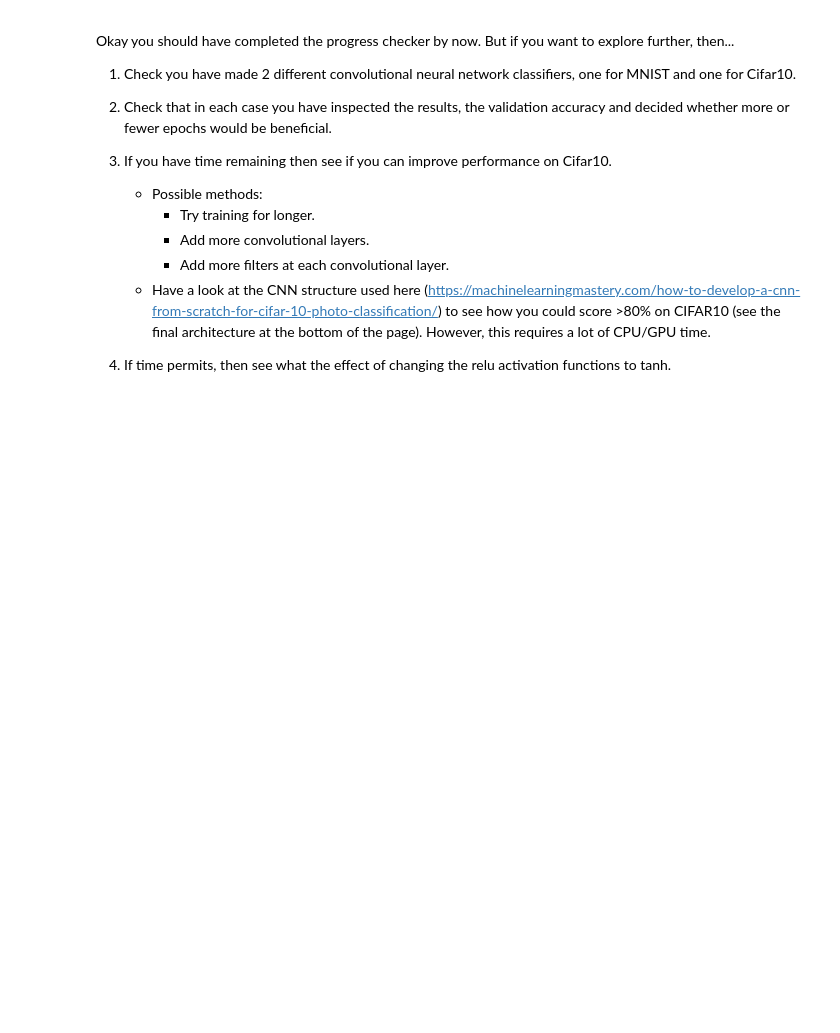
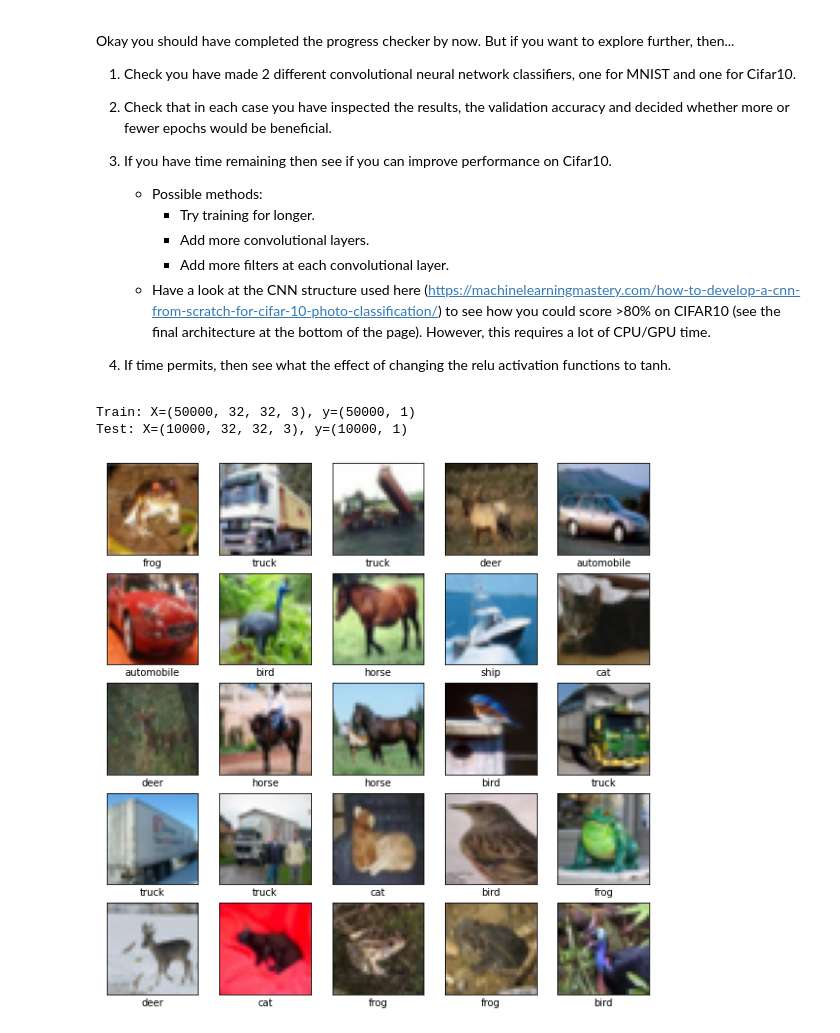
Before and after one commit to shreekantpatel1/shreekantpatel1, a Jupyter notebook: labs/lab7/cnn.ipynb, the cells around one changed output. Saved outputs shown, nothing was run; the diff lists cells and outputs as text; code cells hidden in the pictures; blank space fills up the shorter version.

```diff
--- a/labs/lab7/cnn.ipynb
+++ b/labs/lab7/cnn.ipynb
@@ -342,3 +339,35 @@ But if you want to explore further, then...
     * Have a look at the CNN structure used here (https://machinelearningmastery.com/how-to-develop-a-cnn-from-scratch-for-cifar-10-photo-classification/) to see how you could score >80% on CIFAR10 (see the final architecture at the bottom of the page). However, this requires a lot of CPU/GPU time.
 
 4. If time permits, then see what the effect of changing the relu activation functions to tanh.
+# %%
+dataset = tf.keras.datasets.cifar10
+class_names = ['airplane', 'automobile', 'bird', 'cat', 'deer','dog', 'frog', 'horse', 'ship', 'truck']
+# CIFAR10 images are 32*32*3.
+accuracy_threshold = 0.6  # Moodle progress checker expects >60% accuracy on CIFAR10
+(train_images0, train_labels0), (test_images0, test_labels0) = dataset.load_data()
+
+print('Train: X=%s, y=%s' % (train_images0.shape, train_labels0.shape))
+print('Test: X=%s, y=%s' % (test_images0.shape, test_labels0.shape))
+
+train_labels = train_labels0.reshape(-1)
+test_labels = test_labels0.reshape(-1)
+# %% [output]
+Train: X=(50000, 32, 32, 3), y=(50000, 1)
+Test: X=(10000, 32, 32, 3), y=(10000, 1)
+# %%
+# plot a few images
+plt.figure(figsize=(10,10))
+for i in range(25):
+    # define subplot
+    plt.subplot(5,5,i+1)
+    # plot raw pixel data
+    plt.imshow(train_images0[i], cmap=plt.get_cmap('gray'))
+    plt.xticks([])
+    plt.yticks([])
+    plt.grid(False)
+    if class_names != None:
+        # Add a label underneath, if we have one...
+        plt.xlabel(class_names[train_labels[i]])
+plt.show()
+# %% [output]
+[figure, added]
```
Also changed, not shown: parts of 12 cells of this notebook.
